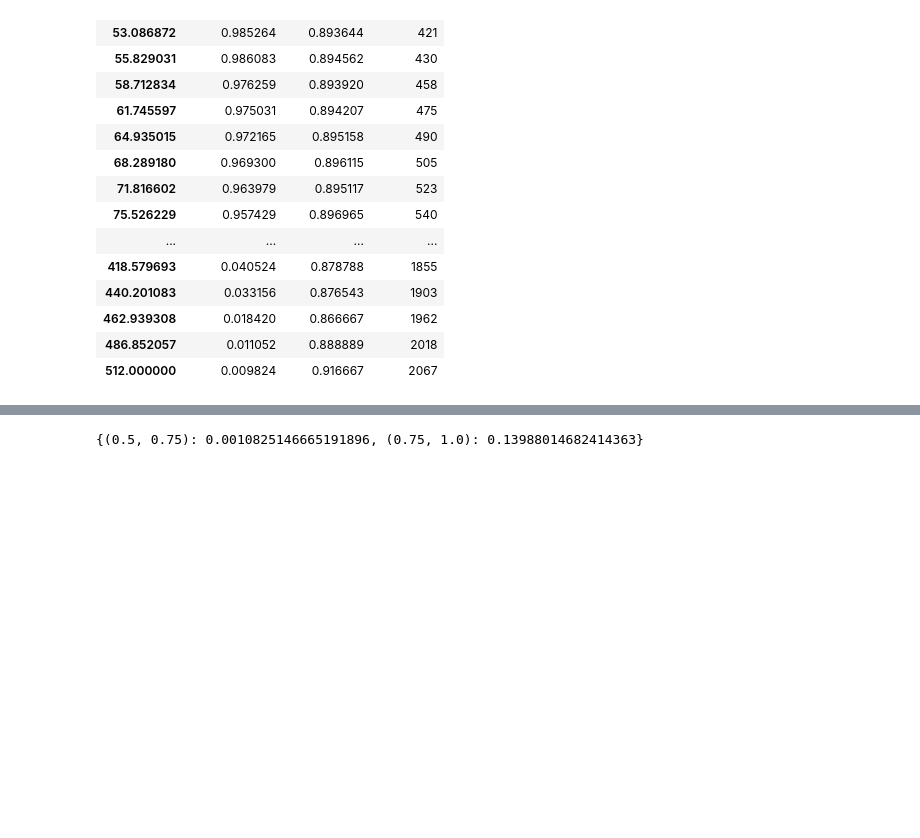
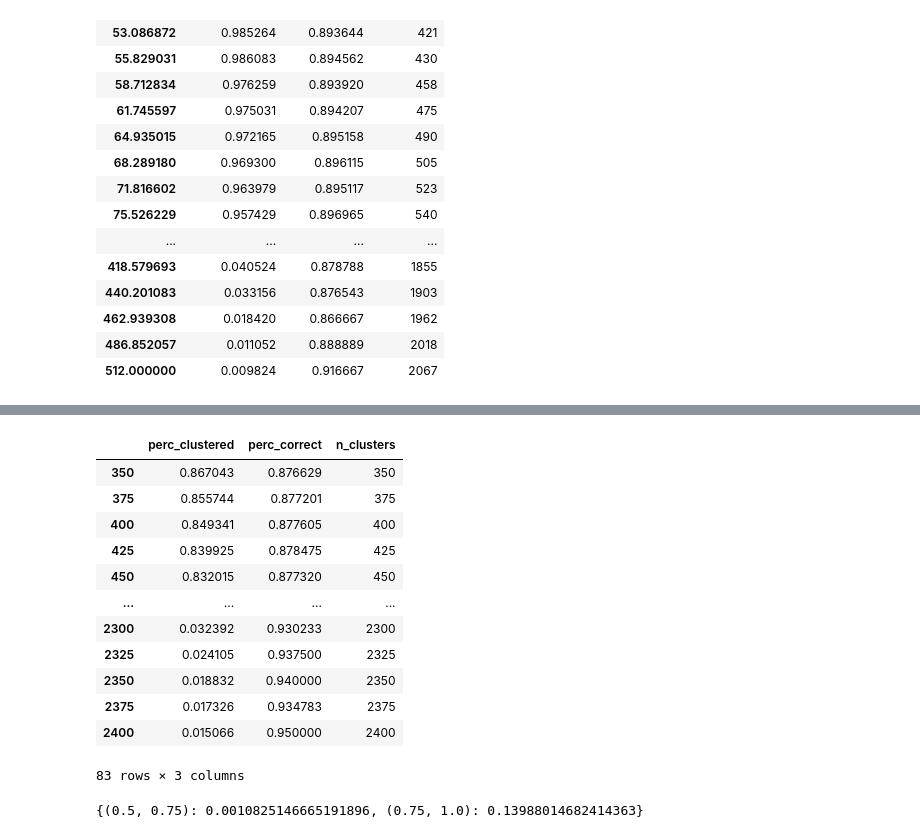
Before and after one commit to wukevin/tcr-bert, a Jupyter notebook: jupyter/transformers_lcmv_clustering.ipynb, the cells around one changed output, grey strips where cells are left out. Drawn from its saved outputs; the diff is of its cells as text; code cells hidden in the pictures; blank space fills up the shorter version.

```diff
--- a/jupyter/transformers_lcmv_clustering.ipynb
+++ b/jupyter/transformers_lcmv_clustering.ipynb
@@ -317,3 +344,23 @@ bert_dual_clustering_perf_df
+# %%
+tcrdist3_dual_cluster_perf = load_tcrdist3_results(
+    "/home/wukevin/projects/tcr/tcr-bert/external_eval/tcrdist3_aggcluster_dual_truth.json",
+    "/home/wukevin/projects/tcr/tcr-bert/external_eval/tcrdist3_aggcluster_dual_results.json"
+)
+tcrdist3_dual_cluster_perf
+# %% [output]
+|  | perc_clustered | perc_correct | n_clusters |
+| 350 | 0.867043 | 0.876629 | 350 |
+| 375 | 0.855744 | 0.877201 | 375 |
+| 400 | 0.849341 | 0.877605 | 400 |
+| 425 | 0.839925 | 0.878475 | 425 |
+| 450 | 0.832015 | 0.877320 | 450 |
+| ... | ... | ... | ... |
+| 2300 | 0.032392 | 0.930233 | 2300 |
+| 2325 | 0.024105 | 0.937500 | 2325 |
+| 2350 | 0.018832 | 0.940000 | 2350 |
+| 2375 | 0.017326 | 0.934783 | 2375 |
+| 2400 | 0.015066 | 0.950000 | 2400 |
+83 rows × 3 columns
 # %%
 per_interval_pval = {}
 
```
Also changed, not shown: parts of 5 cells of this notebook, 1 other file.
